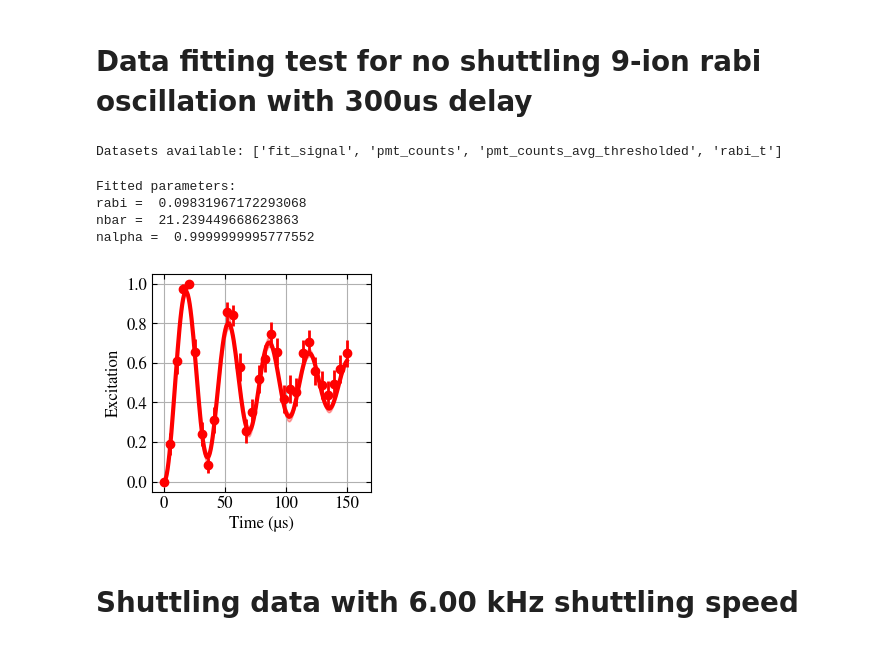
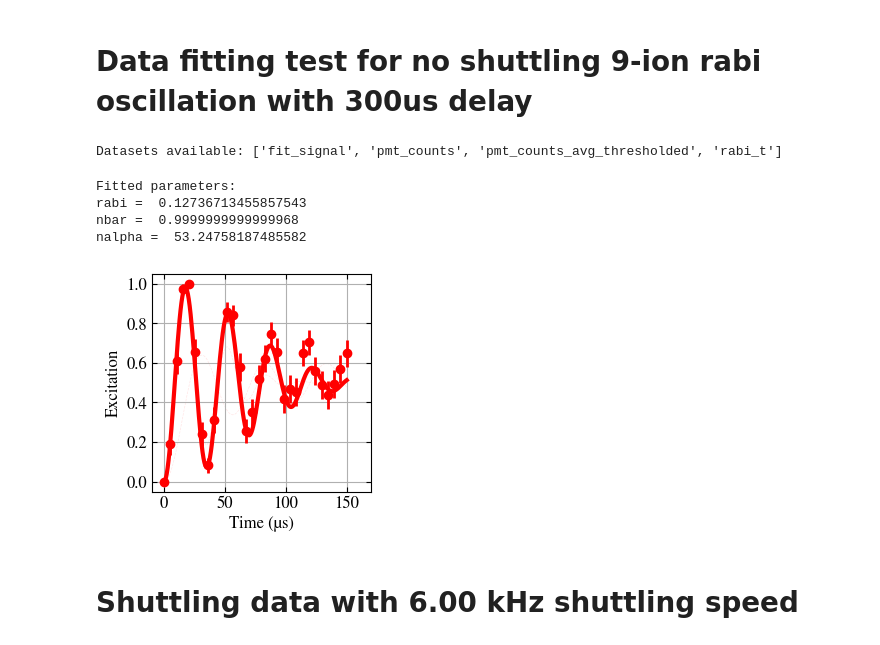
Before and after one commit to HaeffnerLab/Multiplexing, a Jupyter notebook: Shuttling 9-ion rabi 20250116.ipynb, the cells around one changed output. Drawn from its saved outputs; the diff is of its cells as text; code cells hidden in the pictures.

```diff
--- a/Shuttling 9-ion rabi 20250116.ipynb
+++ b/Shuttling 9-ion rabi 20250116.ipynb
@@ -143,8 +143,10 @@ def fit_model(time, rabi_0_fit, nbar_fit, nalpha_fit):
     return pe_model_optimized_fitting(time, rabi_0_fit, nbar_fit, nalpha_fit)
 
 # Initial guesses
-initial_guess = [0.1, 30, 0.0]  # [rabi, nbar, nalpha]
-bounds = ((0.05, 0, 0), (0.15, 30, 1))  # Modified upper bound for nalpha to 5
+# initial_guess = [0.1, 30, 0.0]  # [rabi, nbar, nalpha]
+# bounds = ((0.05, 0, 0), (0.15, 30, 1))  # Modified upper bound for nalpha to 5
+bounds = ((0.05, 0, 0), (0.15, 1, 300))
+initial_guess = [(bounds[0][0] + bounds[1][0]) / 2, (bounds[0][1] + bounds[1][1]) / 2, (bounds[0][2] + bounds[1][2]) / 2]
 
 # Perform the curve fitting
 popt, pcov = curve_fit(fit_model, rabi_t, pmt_counts_avg_thresholded, p0=initial_guess, bounds=bounds)
@@ -157,9 +159,9 @@ print("nalpha = ", fitted_nalpha)
 # %% [output]
 Datasets available: ['fit_signal', 'pmt_counts', 'pmt_counts_avg_thresholded', 'rabi_t']
 Fitted parameters:
-rabi =  0.09831967172293068
-nbar =  21.239449668623863
-nalpha =  0.9999999995777552
+rabi =  0.12736713455857543
+nbar =  0.9999999999999968
+nalpha =  53.24758187485582
 # %%
 # Running simulation
 # rabi =  fitted_rabi
@@ -187,35 +189,35 @@ os.makedirs("./outputs/shuttling/", exist_ok=True)
 np.save("./data/save_rabi_t_shuttling_static.npy", rabi_t)
 np.save("./data/save_pmt_counts_avg_thresholded_shuttling_static.npy", pmt_counts_avg_thresholded)
 np.save("./data/save_rabi_t_shuttling_static_simulation.npy", time)
 np.save("./data/save_pmt_counts_avg_thresholded_shuttling_static_simulation.npy", results)
 
 rabi_t = np.load("./data/save_rabi_t_shuttling_static.npy")
 pmt_counts_avg_thresholded = np.load("./data/save_pmt_counts_avg_thresholded_shuttling_static.npy")
 time = np.load("./data/save_rabi_t_shuttling_static_simulation.npy")
 results = np.load("./data/save_pmt_counts_avg_thresholded_shuttling_static_simulation.npy")
 
 # Plotting
 plt.figure(figsize=(2.83, 2.83))
 errorbar = np.sqrt(pmt_counts_avg_thresholded * (1 - pmt_counts_avg_thresholded)) / np.sqrt(n_samples)
 plt.errorbar(rabi_t[:], pmt_counts_avg_thresholded[:], yerr=errorbar[:], fmt='o', c='red', lw=2, zorder=2, label='Data')
 # plt.scatter(rabi_t[:], pmt_counts_avg_thresholded[:], c='red', s=30, zorder=2, label='Data')
 # plt.errorbar(rabi_t[:], pmt_counts_avg_thresholded[:], yerr=errorbar[:], fmt='o', c='C0', lw=1, zorder=2, label='Data')
 plt.plot(time, results[1], c='red', lw=3, zorder=3, label=f'$\\bar{{n}}_{{th}} = {np.average(nbars):.1f} \\pm {(np.average(nbars) - nbars[0]):.1f}$')
 plt.plot(time, results[0], '--', c='red', lw=0.5, zorder=1, alpha=0.1)
 plt.plot(time, results[2], '--', c='red', lw=0.5, zorder=1, alpha=0.1)
-plt.fill_between(time, results[0], results[2], color='red', alpha=0.3)
+# plt.fill_between(time, results[0], results[2], color='red', alpha=0.3)
 # plt.title('9-ion rabi oscillation after half speed shuttling', fontdict={'family': 'STIXGeneral', 'size': 12})
 plt.xlabel(r'Time (µs)', fontdict={'family': 'STIXGeneral', 'size': 12})
 plt.ylabel(r'Excitation', fontdict={'family': 'STIXGeneral', 'size': 12})
 plt.ylim(-0.05, 1.05)
 plt.xlim(-10, 170)
 # plt.legend(loc='lower right')
 # plt.legend()
 plt.grid(True)
 plt.savefig('./outputs/shuttling/Rabi_9_ions_no_shuttling.pdf', format='pdf', bbox_inches='tight')
 plt.show()
 # %% [output]
-[figure, old version]
+[figure, new version]
 # %% [markdown]
 # Shuttling data with 6.00 kHz shuttling speed
 # %%
```
Also changed, not shown: parts of 2 cells of this notebook, 7 other files.
